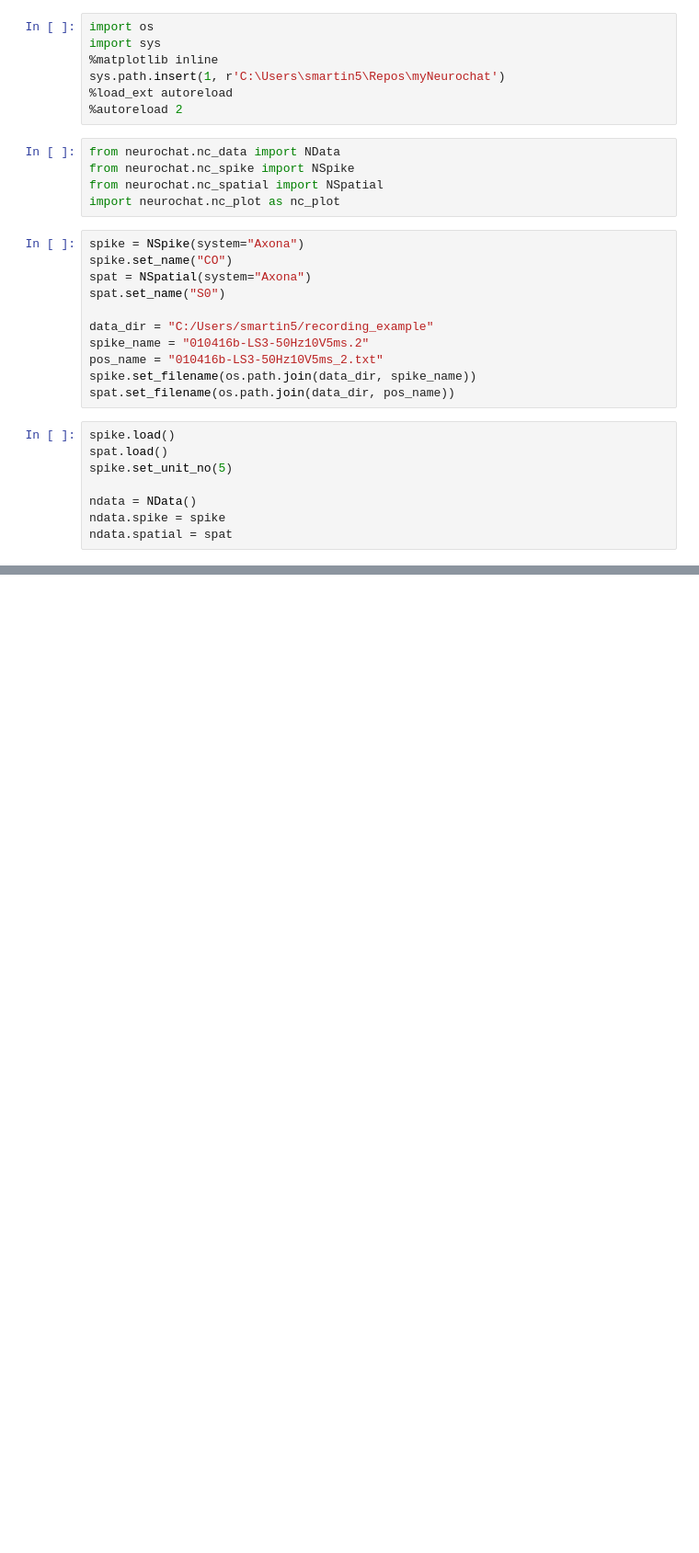
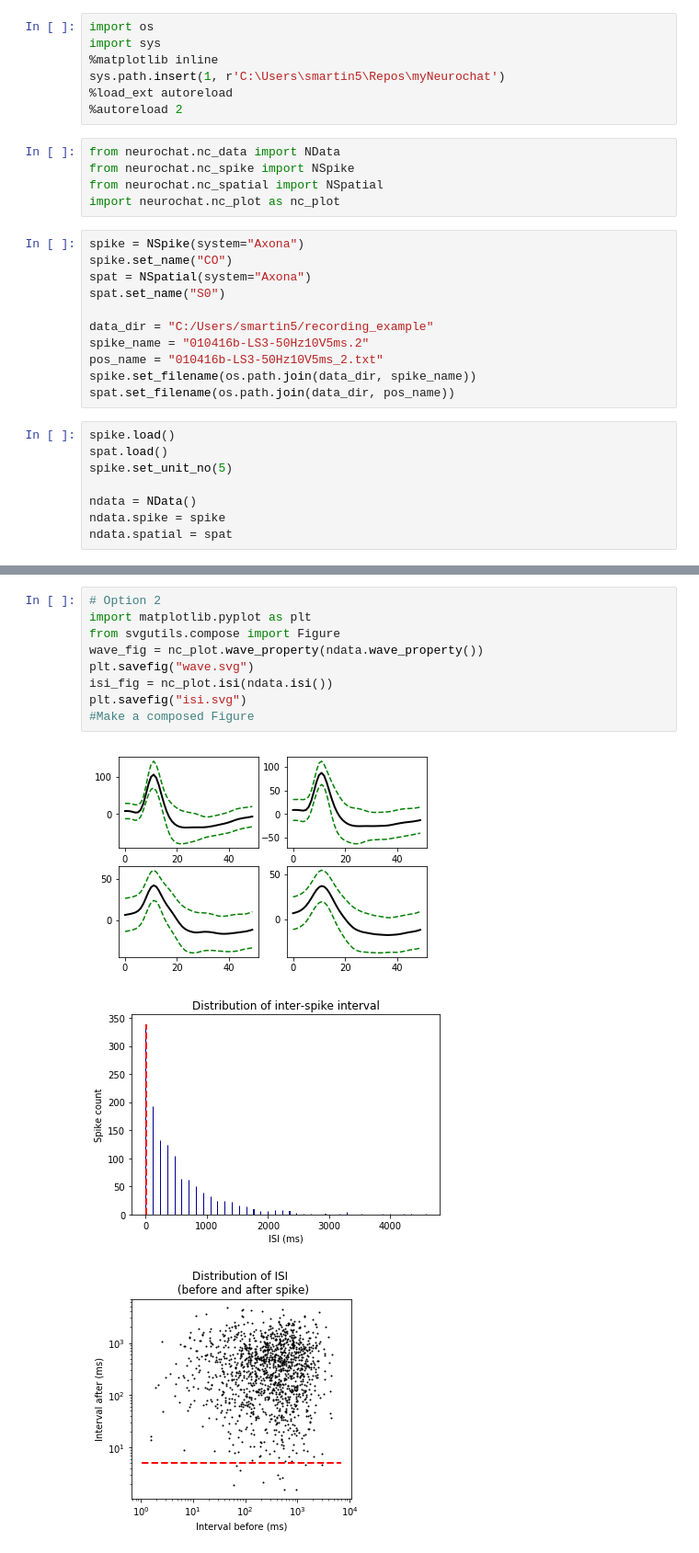
Before and after one commit to shanemomara/omaraneurolab, a Jupyter notebook: notebooks/PlaceCellGrid.ipynb, the cells around one changed output, grey strips where cells are left out. Shown at 92% size. Cells and saved outputs as stored; diff of their text form; blank space fills up the shorter version.

```diff
--- a/notebooks/PlaceCellGrid.ipynb
+++ b/notebooks/PlaceCellGrid.ipynb
@@ -50,0 +108,13 @@ print(ndata._results)
+# %%
+# Option 2
+import matplotlib.pyplot as plt
+from svgutils.compose import Figure
+wave_fig = nc_plot.wave_property(ndata.wave_property())
+plt.savefig("wave.svg")
+isi_fig = nc_plot.isi(ndata.isi())
+plt.savefig("isi.svg")
+#Make a composed Figure
+# %% [output]
+[figure, added]
+[figure, added]
+[figure, added]
```
Also changed, not shown: parts of 7 cells of this notebook.
